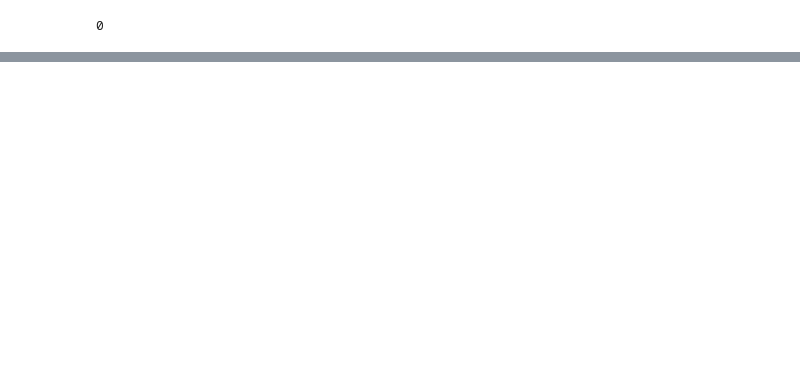
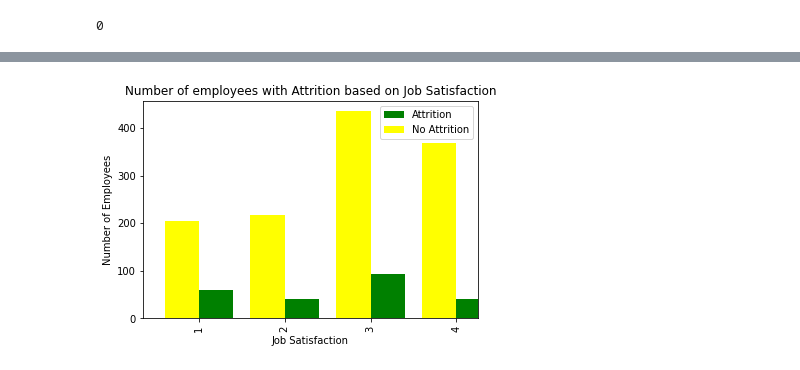
Before and after one commit to KeithChan01/IBM-Employee-Analysis, a Jupyter notebook: Cleaning.ipynb, the cells around one changed output, grey strips where cells are left out. Cells and saved outputs as stored; diff of their text form; code cells hidden in the pictures; blank space fills up the shorter version.

```diff
--- a/Cleaning.ipynb
+++ b/Cleaning.ipynb
@@ -315,6 +317,6 @@ data_im_ro = data_im.copy()
 Name: Age, Length: 1462, dtype: bool
 # %%
 #there are also outliers in the MonthlyIncome column, but a monthly salary of 20,000 is possible for high ranking employees such as CEO, CTO, CFO etc. Hence, the outliers should be kept as it may also be useful information for the model to learn from.
-data_im_ro = data_im_ro.loc[(data_im_ro['Age']>=LowerFence) & (data_im_ro['Age']<=UpperFence),:]
+data_cleaned = data_cleaned.loc[(data_cleaned['Age']>=LowerFence) & (data_cleaned['Age']<=UpperFence),:]
 # %%
 #using the duplicated function to create a non-visual plot to find numerical duplicates
@@ -339,0 +357,3 @@ data_num.duplicated().sum()
+# %%
+#changing 'JobSatisfaction' datatype from float64 to int64
+data_cleaned = data_cleaned.astype({'JobSatisfaction':'int64'})
@@ -339,0 +377,4 @@ data_num.duplicated().sum()
+# %%
+#extracting yes answers from the 'Attrition' column
+att_yes = data_cleaned.loc[data_cleaned['Attrition'] == 'Yes',:]
+att_yes.info()
@@ -339,0 +399,4 @@ data_num.duplicated().sum()
+# %%
+#extracting no answers from the 'Attrition' column
+att_no = data_cleaned.loc[data_cleaned['Attrition'] == 'No',:]
+att_no.info()
@@ -339,0 +421,13 @@ data_num.duplicated().sum()
+# %%
+#using a bar plot to find any correlations between employee attrition and job satisfaction rating
+width=0.4
+att_yes.groupby('JobSatisfaction')['EmployeeNumber'].nunique().plot(kind='bar', color='green', width=width, position=0)
+att_no.groupby('JobSatisfaction')['EmployeeNumber'].nunique().plot(kind='bar', color='yellow', width=width, position=1)
+plt.legend(['Attrition','No Attrition'])
+plt.title('Number of employees with Attrition based on Job Satisfaction')
+plt.xlabel('Job Satisfaction')
+plt.ylabel('Number of Employees')
+plt.show()
+#this bar plot shows that employees with low job satisfaction are more likely to have attrition and resign from the company
+# %% [output]
+[figure, added]
```
Also changed, not shown: parts of 26 cells of this notebook.
